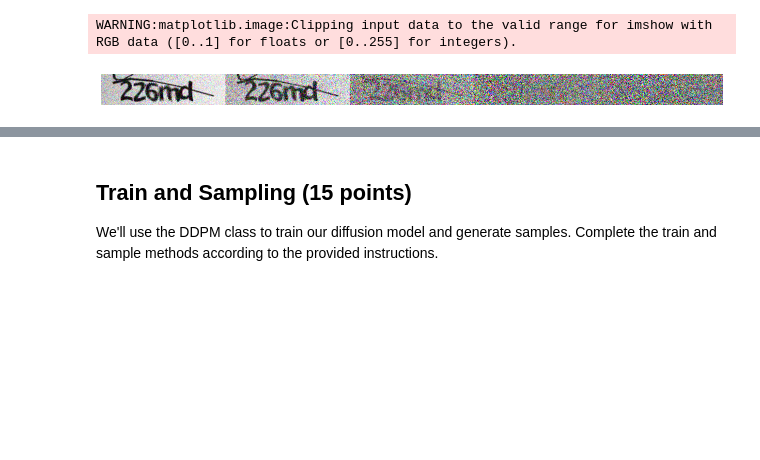
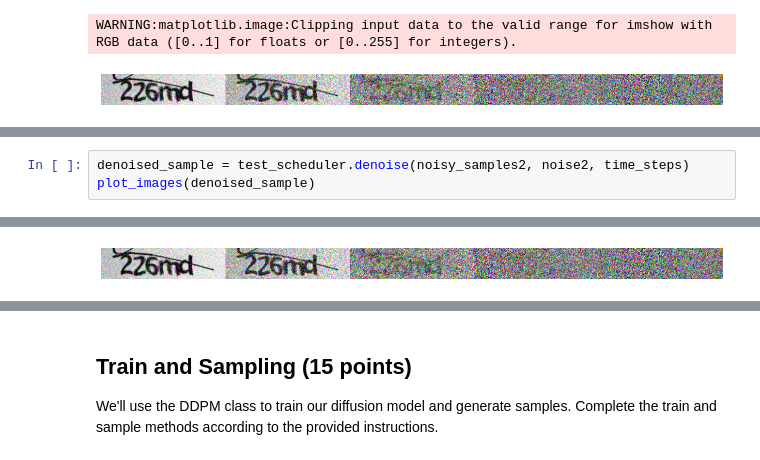
Before and after one commit to MehdiJmlkh/Deep-Learning-Course-Homeworks-S2024, a Jupyter notebook: HW4/DDPM.ipynb, the cells around one changed output, grey strips where cells are left out. Drawn from its saved outputs; the diff is of its cells as text; blank space fills up the shorter version.

```diff
--- a/HW4/DDPM.ipynb
+++ b/HW4/DDPM.ipynb
@@ -1046,0 +1057,4 @@ WARNING:matplotlib.image:Clipping input data to the valid range for imshow with
+# %%
+denoised_sample = test_scheduler.denoise(noisy_samples2, noise2, time_steps)
+plot_images(denoised_sample)
+# %% [output]
@@ -1047 +1062,2 @@ WARNING:matplotlib.image:Clipping input data to the valid range for imshow with
+[figure, added]
 # %%
```
Also changed, not shown: parts of 12 cells of this notebook.
